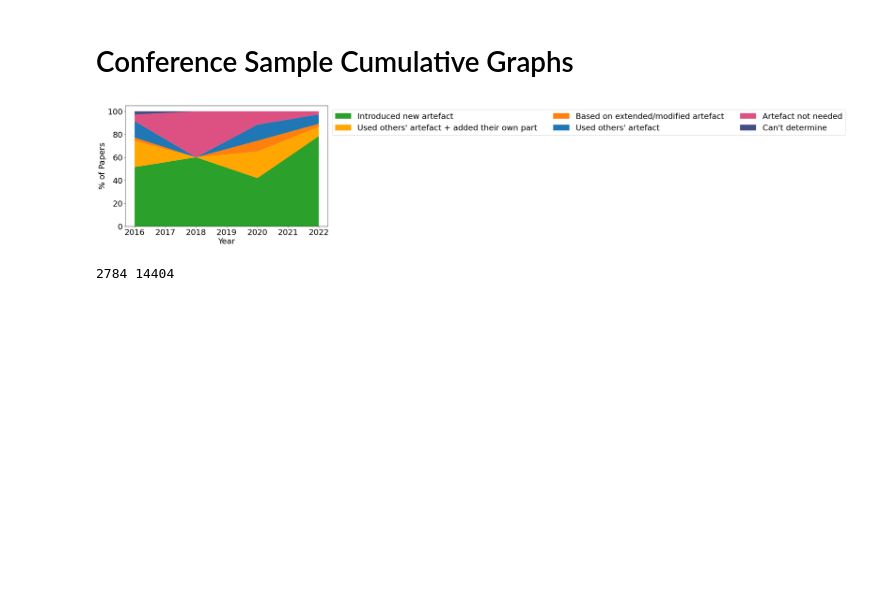
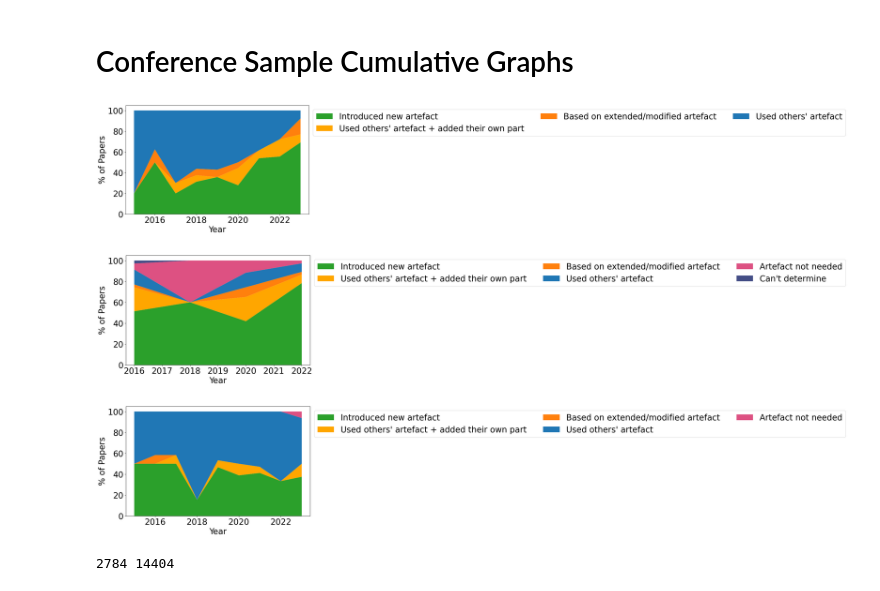
Before and after one commit to dilithjay/Shoulders-of-Giants, a Jupyter notebook: Generate Graphs.ipynb, the cells around one changed output. Saved outputs shown, nothing was run; the diff lists cells and outputs as text; code cells hidden in the pictures; blank space fills up the shorter version.

```diff
--- a/Generate Graphs.ipynb
+++ b/Generate Graphs.ipynb
@@ -213,8 +225,8 @@ def create_plot(weight_counts, resource_type, width=0.8, as_fraction=True):
     plt.xlabel("Language Class", fontdict={'size': 32})
 
 
-    filename = f"classwise_availability_{"fraction" if as_fraction else "count"}-{resource_type}.png"
-    plt.savefig(os.path.join(fig_save_dir, filename), bbox_inches='tight', dpi=500, format="png")
+    filename = f"classwise_availability_{'fraction' if as_fraction else 'count'}-{resource_type}.pdf"
+    plt.savefig(os.path.join(fig_save_dir, filename), bbox_inches='tight', dpi=500, format="pdf")
     plt.show()
 # %%
 as_fraction = True
@@ -248,7 +261,7 @@ True
 # %%
 lang_classes = tuple(range(6))
 # %%
-hf_counts_df = pd.read_csv("../Counts/counts.tsv", delimiter="\t")
+hf_counts_df = pd.read_csv("hf_counts.tsv", delimiter="\t")
 hf_counts_df["Datasets"] = hf_counts_df["Datasets"].astype(int)
 hf_counts_df["Models"] = hf_counts_df["Models"].astype(int)
 # %%
@@ -289,7 +302,7 @@ for i in lang_classes:
     log_data_counts.append([])
     log_model_counts.append([])
     lang_list.append([])
-    with open(f"../LangClasses/{i}.txt", "r", encoding="utf-8") as fp:
+    with open(f"LangClasses/{i}.txt", "r", encoding="utf-8") as fp:
         langs = fp.read().lower().strip().split("\n")
     for lang in langs:
         lang_data_count, lang_model_count = 0, 0
@@ -469,7 +482,7 @@ def get_stats(counts, print_out=False):
 # %%
 for resource_type in stats:
     for value_type in stats[resource_type]:
-        with open(f"HFStats/stats_{resource_type}_{value_type}.json", "w", encoding="utf-8") as fp:
+        with open(f"{fig_save_dir}/hfstats_{resource_type}_{value_type}.json", "w", encoding="utf-8") as fp:
             statistics = get_stats(stats[resource_type][value_type])
             json.dump(statistics, fp)
 # %% [markdown]
@@ -518,37 +531,38 @@ resource_values = {
 
 def plot_cumulative_chart(df, resource_type, filename):
     grouped_df = df[["year", resource_type]].groupby(['year', resource_type]).size().unstack(fill_value=0)
     grouped_df = grouped_df.div(grouped_df.sum(axis=1), axis=0) * 100
 
     resource_values_cp = resource_values[resource_type].copy()
     for data in resource_values[resource_type]:
         if data not in grouped_df:
-            print(data)
             del resource_values_cp[data]
 
     years = grouped_df.index
     data_values = [val[0] for val in resource_values_cp.values()]
     data_colors = [val[1] for val in resource_values_cp.values()]
 
     percentages = [grouped_df[data] for data in resource_values_cp]
     fig, ax = plt.subplots(figsize=(10, 6))
     stacks = plt.stackplot(years, *percentages, labels=data_values, colors=data_colors)
 
     plt.xlabel('Year')
     plt.ylabel('% of Papers')
 
     plt.legend(loc='upper left', bbox_to_anchor=(1, 1), ncols=3)
 
-    plt.savefig(os.path.join(fig_save_dir, filename), bbox_inches='tight', dpi=500, format="png")
+    plt.savefig(os.path.join(fig_save_dir, filename), bbox_inches='tight', dpi=500, format="pdf")
 
     # Show the plot
     plt.show()
 
-for conf in ("LREC",):
+for conf in ("Main", "LREC", "Other"):
     df = pd.read_csv(f"{conf}_resource_info.csv")
     for resource_type in ("data",):
-        plot_cumulative_chart(df, resource_type, f"cumu_{conf}-{resource_type}.png")
+        plot_cumulative_chart(df, resource_type, f"cumu_{conf}-{resource_type}.pdf")
 # %% [output]
-[figure, old version]
+[figure, new version]
+[figure, added]
+[figure, added]
 # %%
 import cv2
```
Also changed, not shown: parts of 11 cells of this notebook, 53 other files.
